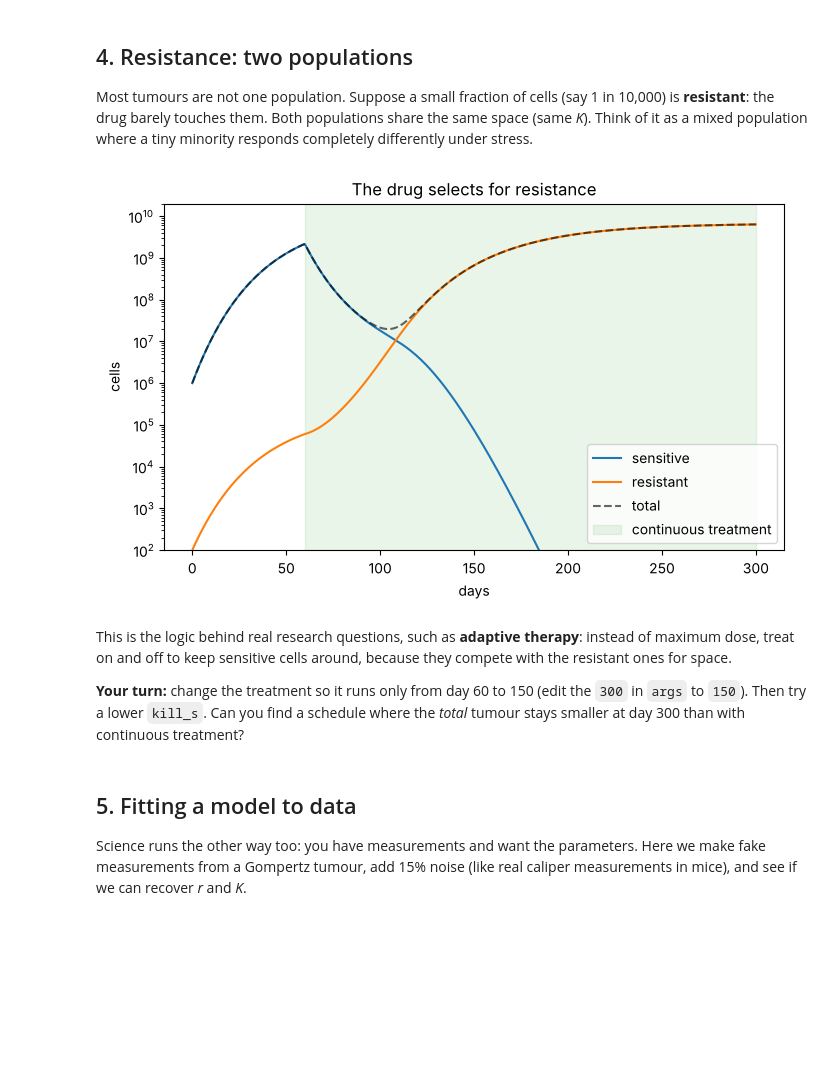
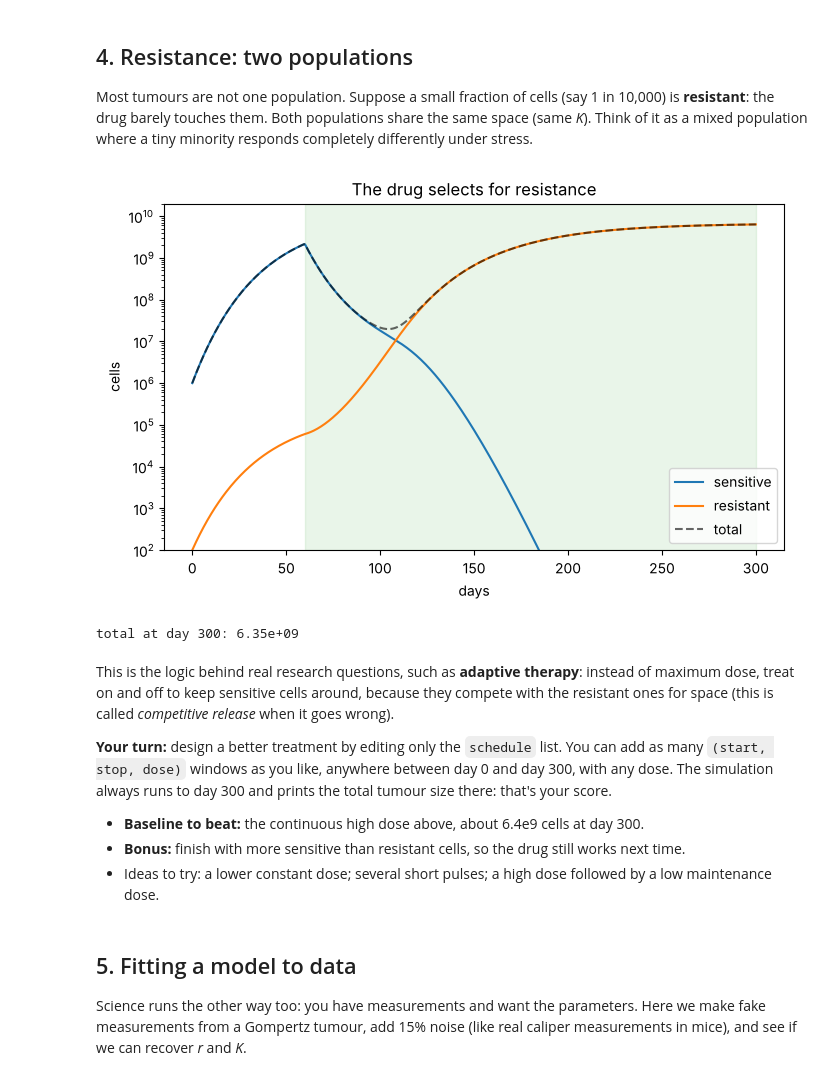
Before and after one commit to cammdu/modeling_tumor_lesson-, a Jupyter notebook: lesson1_cancer_modelling/01_tumour_growth_models.ipynb, the cells around one changed output. Drawn from its saved outputs; the diff is of its cells as text; code cells hidden in the pictures; blank space fills up the shorter version.

```diff
--- a/lesson1_cancer_modelling/01_tumour_growth_models.ipynb
+++ b/lesson1_cancer_modelling/01_tumour_growth_models.ipynb
@@ -111,38 +111,53 @@ Most tumours are not one population. Suppose a small fraction of cells (say 1 in
 **resistant**: the drug barely touches them. Both populations share the same space (same *K*).
 Think of it as a mixed population where a tiny minority responds completely differently under stress.
 # %%
-def two_pop(t, y, r_s, r_r, K, kill_s, kill_r, start, stop):
+def dose_at(t, schedule):
+    for start, stop, kill in schedule:
+        if start <= t <= stop:
+            return kill
+    return 0.0
+
+def two_pop(t, y, r_s, r_r, K, schedule):
     S, R = y
-    total = S + R
-    on = start <= t <= stop
-    growth = np.log(K / total)
-    dS = r_s * S * growth - (kill_s if on else 0) * S
-    dR = r_r * R * growth - (kill_r if on else 0) * R
-    return [dS, dR]
+    growth = np.log(K / (S + R))
+    kill_s = dose_at(t, schedule)
+    kill_r = 0.04 * kill_s          # resistant cells feel only 4% of the dose
+    return [r_s * S * growth - kill_s * S,
+            r_r * R * growth - kill_r * R]
+
+# treatment windows: (start day, stop day, kill rate on sensitive cells per day)
+schedule = [(60, 300, 0.25)]        # continuous high dose from day 60
 
 y0 = [N0 * (1 - 1e-4), N0 * 1e-4]
 # resistant cells grow a little slower (resistance often has a fitness cost)
-sol = solve_ivp(two_pop, (0, 300), y0, args=(0.03, 0.025, K, 0.25, 0.01, 60, 300),
+sol = solve_ivp(two_pop, (0, 300), y0, args=(0.03, 0.025, K, schedule),
                 t_eval=np.linspace(0, 300, 600), max_step=0.5)
 
 plt.plot(sol.t, sol.y[0], label="sensitive")
 plt.plot(sol.t, sol.y[1], label="resistant")
 plt.plot(sol.t, sol.y.sum(0), "k--", label="total", alpha=0.6)
-plt.axvspan(60, 300, color="tab:green", alpha=0.1, label="continuous treatment")
+for start, stop, kill in schedule:
+    plt.axvspan(start, stop, color="tab:green", alpha=0.1)
 plt.yscale("log"); plt.ylim(1e2, 2e10)
 plt.xlabel("days"); plt.ylabel("cells"); plt.legend()
 plt.title("The drug selects for resistance")
 plt.show()
+print(f"total at day 300: {sol.y[:, -1].sum():.2e}")
 # %% [output]
-[figure, old version]
+[figure, new version]
+total at day 300: 6.35e+09
-# %% [markdown]
-This is the logic behind real research questions, such as **adaptive therapy**: instead of
-maximum dose, treat on and off to keep sensitive cells around, because they compete with the
-resistant ones for space.
-
-**Your turn:** change the treatment so it runs only from day 60 to 150 (edit the `300` in `args`
-to `150`). Then try a lower `kill_s`. Can you find a schedule where the *total* tumour stays smaller
-at day 300 than with continuous treatment?
+# %% [markdown]
+This is the logic behind real research questions, such as **adaptive therapy**: instead of
+maximum dose, treat on and off to keep sensitive cells around, because they compete with the
+resistant ones for space (this is called *competitive release* when it goes wrong).
+
+**Your turn:** design a better treatment by editing only the `schedule` list. You can add as many
+`(start, stop, dose)` windows as you like, anywhere between day 0 and day 300, with any dose.
+The simulation always runs to day 300 and prints the total tumour size there: that's your score.
+
+- **Baseline to beat:** the continuous high dose above, about 6.4e9 cells at day 300.
+- **Bonus:** finish with more sensitive than resistant cells, so the drug still works next time.
+- Ideas to try: a lower constant dose; several short pulses; a high dose followed by a low maintenance dose.
 # %% [markdown]
 ## 5. Fitting a model to data
 
```
Also changed, not shown: 1 other file.
